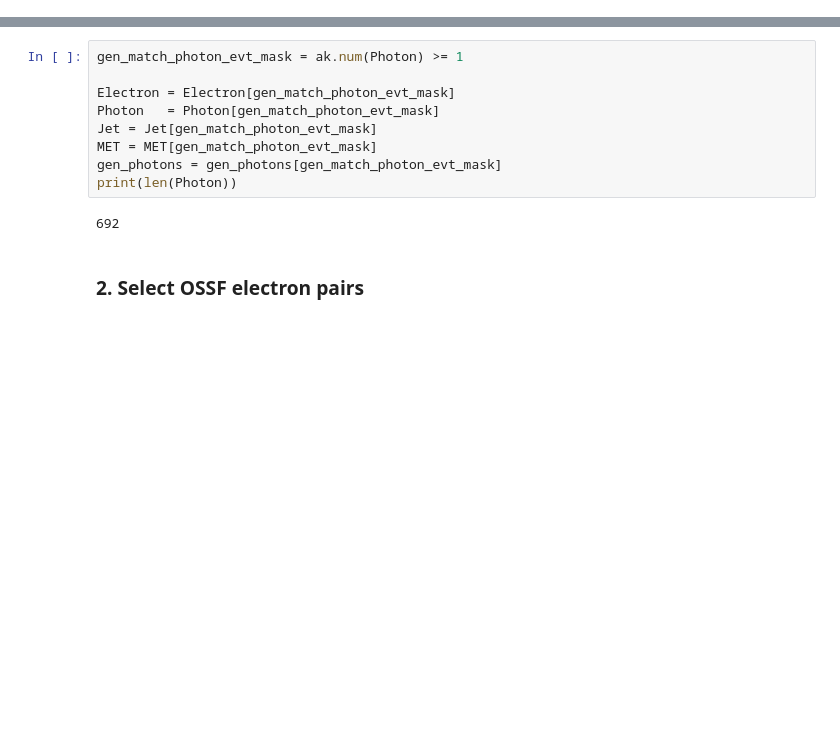
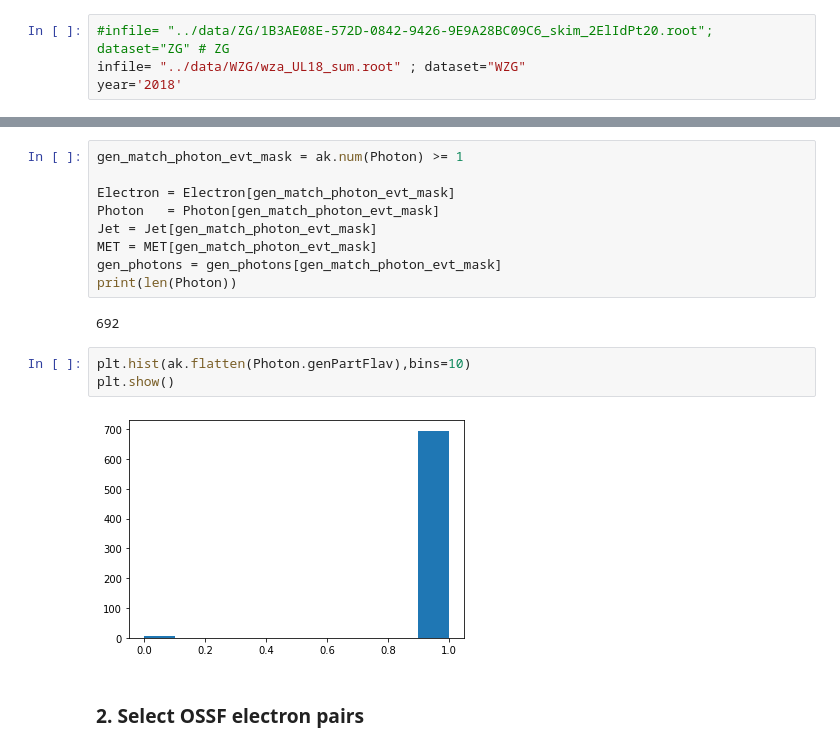
Before and after one commit to JW-corp/J.W_Analysis, a Jupyter notebook: Coffea_WZG/Jupyter/eee/Test_Real_template_3e.ipynb, the cells around one changed output, grey strips where cells are left out. Drawn from its saved outputs; the diff is of its cells as text; blank space fills up the shorter version.

```diff
--- a/Coffea_WZG/Jupyter/eee/Test_Real_template_3e.ipynb
+++ b/Coffea_WZG/Jupyter/eee/Test_Real_template_3e.ipynb
@@ -12,3 +8,7 @@ year='2018'
+# %%
+#infile= "../data/ZG/1B3AE08E-572D-0842-9426-9E9A28BC09C6_skim_2ElIdPt20.root"; dataset="ZG" # ZG
+infile= "../data/WZG/wza_UL18_sum.root" ; dataset="WZG"
+year='2018'
 # %%
 events = NanoEventsFactory.from_root(infile, schemaclass=NanoAODSchema).events()
 # %%
@@ -312,6 +317,11 @@ gen_photons = gen_photons[gen_match_photon_evt_mask]
 print(len(Photon))
 # %% [output]
 692
+# %%
+plt.hist(ak.flatten(Photon.genPartFlav),bins=10)
+plt.show()
+# %% [output]
+[figure, added]
 # %% [markdown]
 ### 2. Select OSSF electron pairs
 # %%
```
Also changed, not shown: parts of 3 cells of this notebook, 3 other files.
